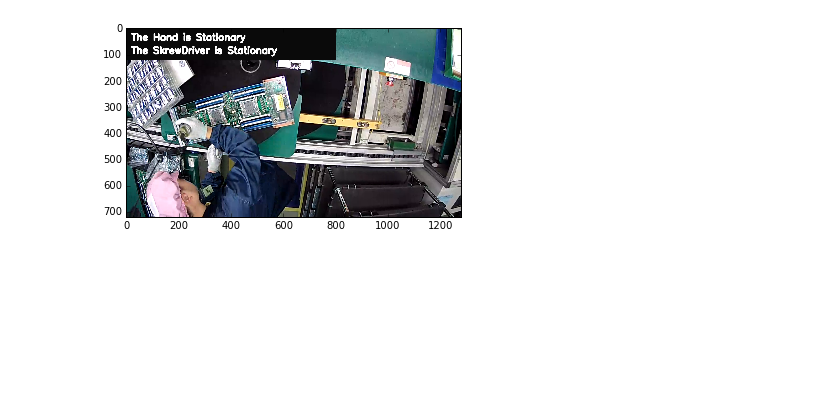
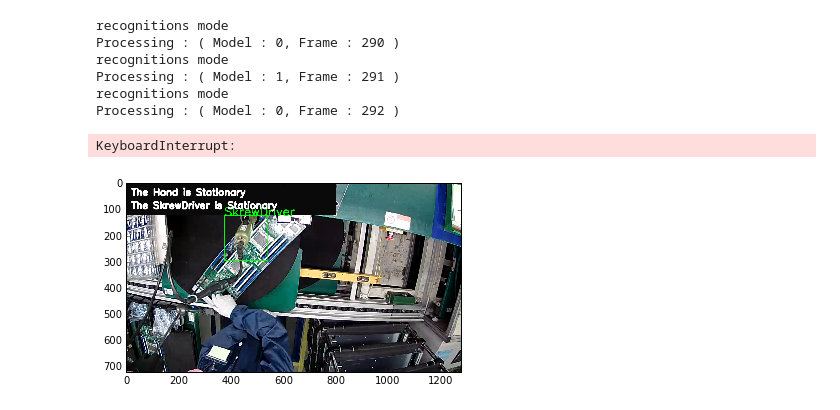
Before and after one commit to KentChun33333/VistinoEventDes, a Jupyter notebook: Mul_Obj_Trackery/test_script_0829.ipynb, the cells around one changed output. Cells and saved outputs as stored; diff of their text form; code cells hidden in the pictures; blank space fills up the shorter version.

```diff
--- a/Mul_Obj_Trackery/test_script_0829.ipynb
+++ b/Mul_Obj_Trackery/test_script_0829.ipynb
@@ -404,7 +404,7 @@ class Recog2Track():
         h , w, _ = refImg.shape
         bottom_right = (top_left[0]+w,top_left[1]+h)
 
-        cv2.rectangle(newImg, top_left, bottom_right, 255, 2)
+        cv2.rectangle(newImg, top_left, bottom_right, 100, 2)
         startX , startY = top_left[0], top_left[1]
         endX, endY = bottom_right
         tarBox = (startX, startY, endX, endY)
@@ -590,11 +594,24 @@ import ipywidgets as widgets
 model_1 = HaarCV_Recognizor()
 model_2 = PureScrewDriverRecog(Conf('conf_hub/conf_pureScrewDriver_2.json'))
 ReTesT = Recog2Track([model_1,model_2],['Hand', 'SkrewDriver'])
-output = ReTesT.perform_VID_analysis(290,400,vid)
+output2 = ReTesT.perform_VID_analysis(290,400,vid)
 
 def f(x):
-    plt.imshow(output[x])
+    plt.imshow(output2[x])
 
 interact(f, x=35);
 # %% [output]
-[figure, removed]
+recognitions mode
+Processing : ( Model : 0, Frame : 290 )
+recognitions mode
+Processing : ( Model : 1, Frame : 291 )
+recognitions mode
+Processing : ( Model : 0, Frame : 292 )
+KeyboardInterrupt:
+# %%
+def f(x):
+    plt.imshow(output2[x])
+
+interact(f, x=35);
+# %% [output]
+[figure, added]
```
Also changed, not shown: parts of 3 cells of this notebook, 3 other files.
